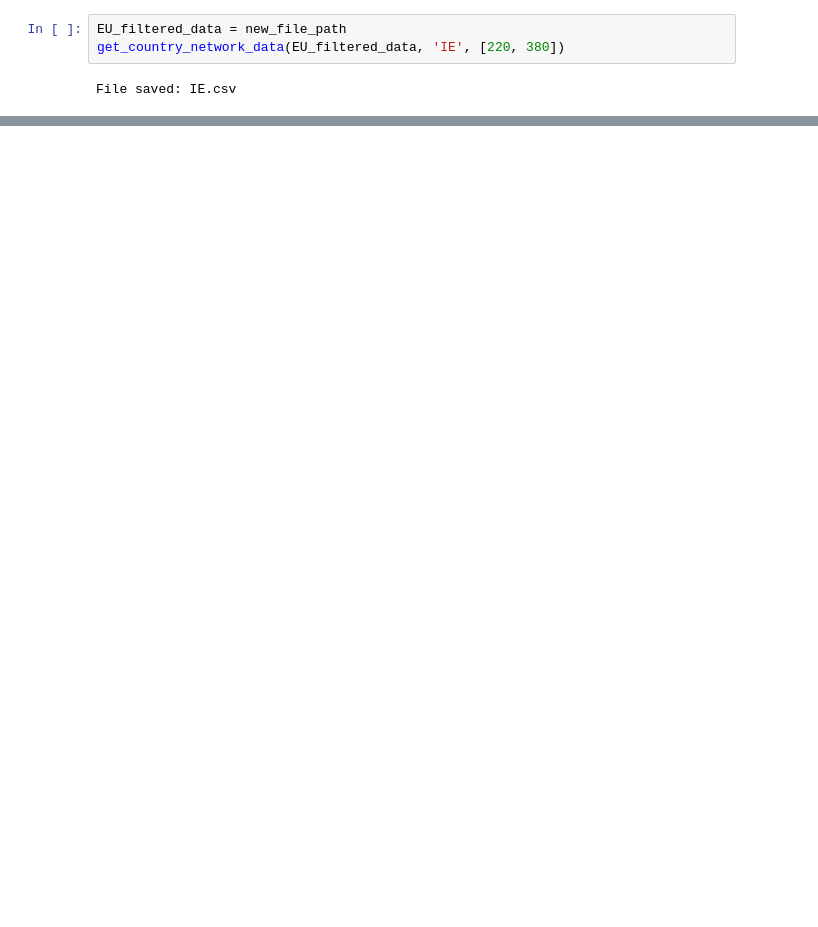
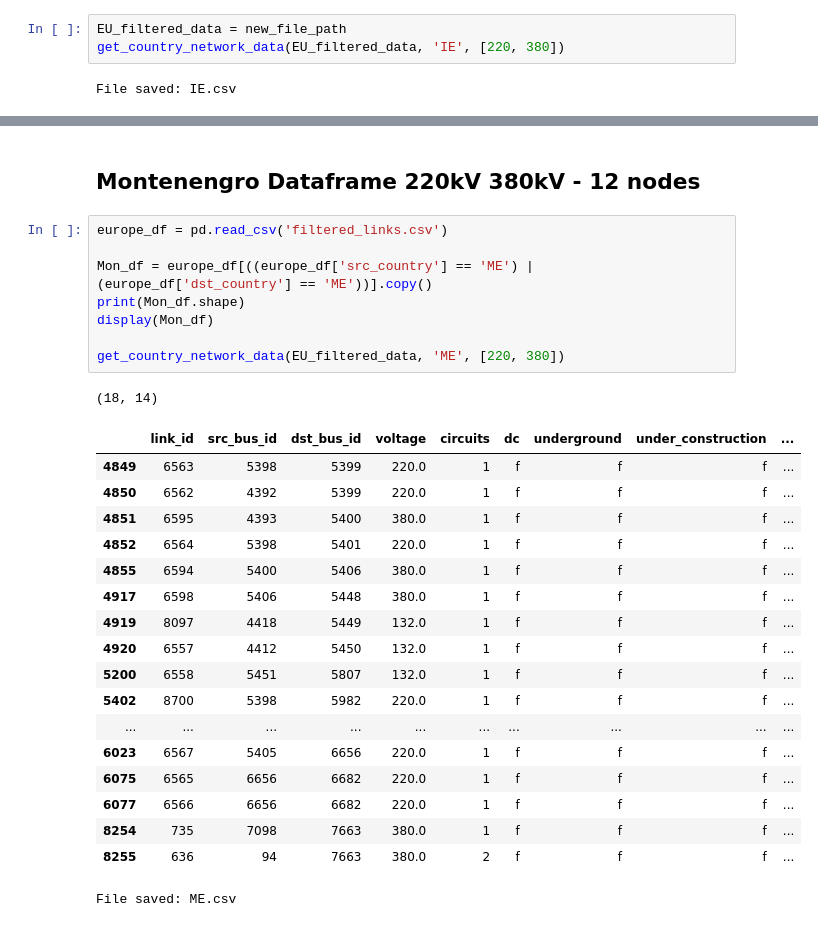
Before and after one commit to kate9871/MetroMap-PowerGrids, a Jupyter notebook: Europe Dataset Cleaning.ipynb, the cells around one changed output, grey strips where cells are left out. Saved outputs shown, nothing was run; the diff lists cells and outputs as text; blank space fills up the shorter version.

```diff
--- a/Europe Dataset Cleaning.ipynb
+++ b/Europe Dataset Cleaning.ipynb
@@ -276,0 +316,30 @@ File saved: IE.csv
+# %% [markdown]
+## Montenengro Dataframe 220kV 380kV - 12 nodes
+# %%
+europe_df = pd.read_csv('filtered_links.csv')
+
+Mon_df = europe_df[((europe_df['src_country'] == 'ME') | (europe_df['dst_country'] == 'ME'))].copy()
+print(Mon_df.shape)
+display(Mon_df)
+
+get_country_network_data(EU_filtered_data, 'ME', [220, 380])
+# %% [output]
+(18, 14)
+|  | link_id | src_bus_id | dst_bus_id | voltage | circuits | dc | underground | under_construction | ... |
+| 4849 | 6563 | 5398 | 5399 | 220.0 | 1 | f | f | f | ... |
+| 4850 | 6562 | 4392 | 5399 | 220.0 | 1 | f | f | f | ... |
+| 4851 | 6595 | 4393 | 5400 | 380.0 | 1 | f | f | f | ... |
+| 4852 | 6564 | 5398 | 5401 | 220.0 | 1 | f | f | f | ... |
+| 4855 | 6594 | 5400 | 5406 | 380.0 | 1 | f | f | f | ... |
+| 4917 | 6598 | 5406 | 5448 | 380.0 | 1 | f | f | f | ... |
+| 4919 | 8097 | 4418 | 5449 | 132.0 | 1 | f | f | f | ... |
+| 4920 | 6557 | 4412 | 5450 | 132.0 | 1 | f | f | f | ... |
+| 5200 | 6558 | 5451 | 5807 | 132.0 | 1 | f | f | f | ... |
+| 5402 | 8700 | 5398 | 5982 | 220.0 | 1 | f | f | f | ... |
+| ... | ... | ... | ... | ... | ... | ... | ... | ... | ... |
+| 6023 | 6567 | 5405 | 6656 | 220.0 | 1 | f | f | f | ... |
+| 6075 | 6565 | 6656 | 6682 | 220.0 | 1 | f | f | f | ... |
+| 6077 | 6566 | 6656 | 6682 | 220.0 | 1 | f | f | f | ... |
+| 8254 | 735 | 7098 | 7663 | 380.0 | 1 | f | f | f | ... |
+| 8255 | 636 | 94 | 7663 | 380.0 | 2 | f | f | f | ... |
+File saved: ME.csv
```
Also changed, not shown: parts of 14 cells of this notebook, 27 other files.
